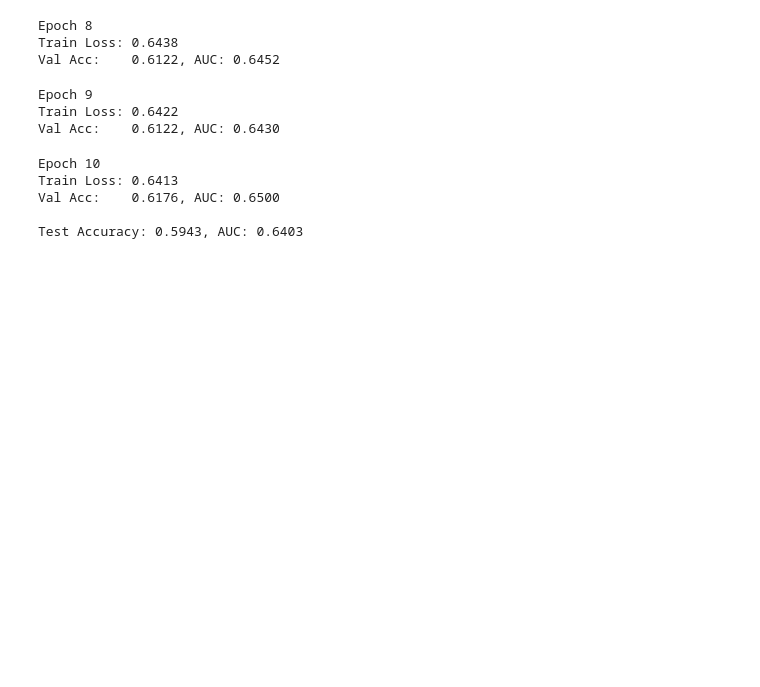
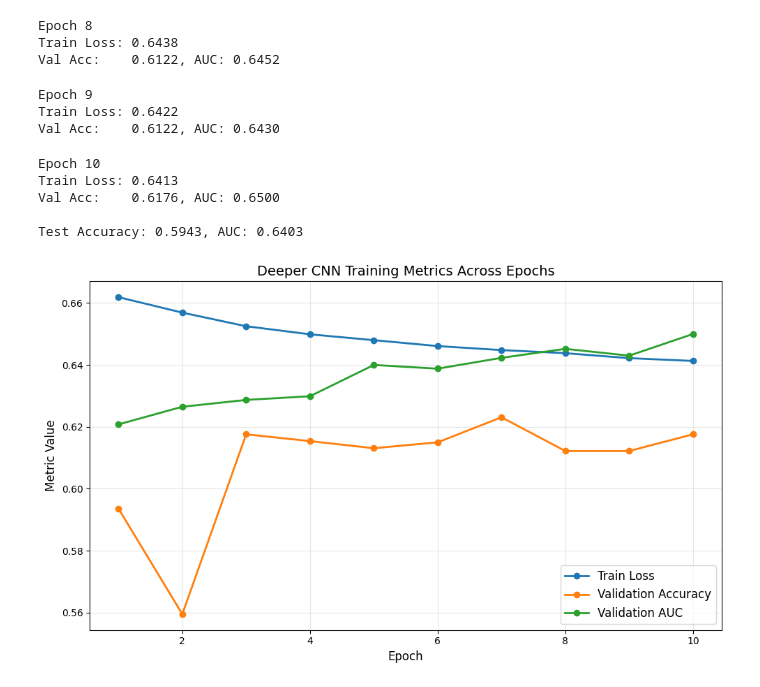
Before and after one commit to tyler-howell-git/MURA-CNN, a Jupyter notebook: models/model_1.ipynb, the cells around one changed output. Saved outputs shown, nothing was run; the diff lists cells and outputs as text; code cells hidden in the pictures; blank space fills up the shorter version.

Commit message:
Added graphical representation of accuracy and auc for deeper CNN model

```diff
--- a/models/model_1.ipynb
+++ b/models/model_1.ipynb
@@ -190,3 +190,30 @@ Train Loss: 0.6413
 Val Acc:    0.6176, AUC: 0.6500
 
 Test Accuracy: 0.5943, AUC: 0.6403
+# %%
+import matplotlib.pyplot as plt
+
+# Data
+epochs = range(1, 11)
+
+train_loss = [0.6619, 0.6569, 0.6525, 0.6499, 0.6480, 0.6461, 0.6448, 0.6438, 0.6422, 0.6413]
+val_acc =     [0.5936, 0.5595, 0.6176, 0.6154, 0.6131, 0.6150, 0.6231, 0.6122, 0.6122, 0.6176]
+val_auc =     [0.6208, 0.6265, 0.6287, 0.6299, 0.6400, 0.6388, 0.6423, 0.6452, 0.6430, 0.6500]
+
+# Plot
+plt.figure(figsize=(10, 6))
+
+plt.plot(epochs, train_loss, marker='o', linewidth=2, label="Train Loss")
+plt.plot(epochs, val_acc, marker='o', linewidth=2, label="Validation Accuracy")
+plt.plot(epochs, val_auc, marker='o', linewidth=2, label="Validation AUC")
+
+plt.title("Deeper CNN Training Metrics Across Epochs", fontsize=14)
+plt.xlabel("Epoch", fontsize=12)
+plt.ylabel("Metric Value", fontsize=12)
+
+plt.grid(alpha=0.3)
+plt.legend(fontsize=12)
+plt.tight_layout()
+plt.show()
+# %% [output]
+[figure, added]
```
